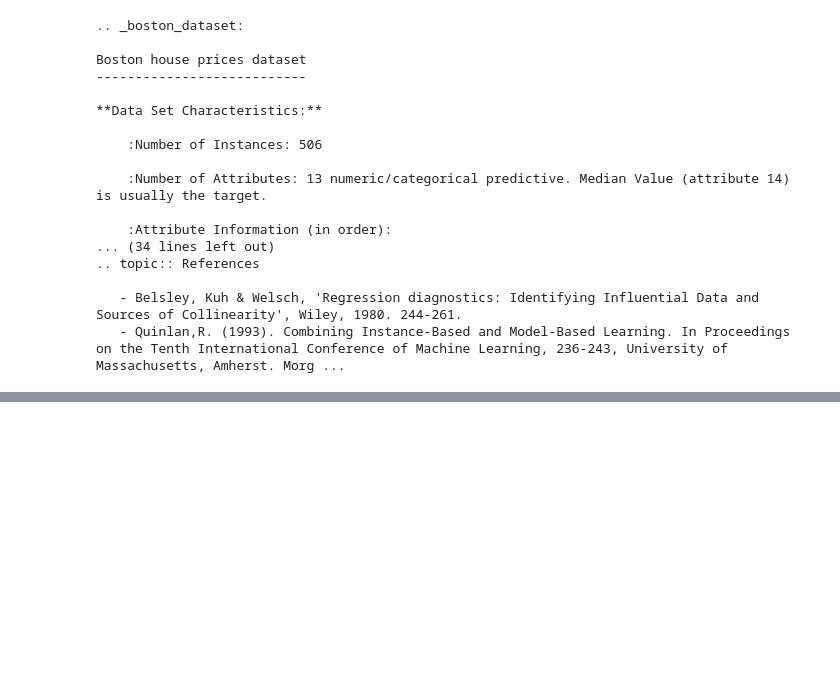
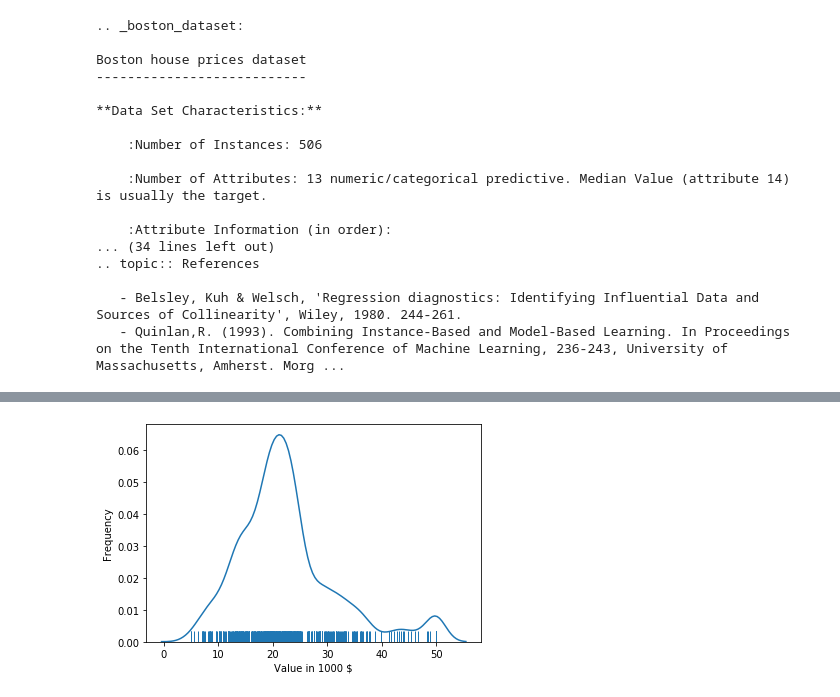
Before and after one commit to sherbold/intro-to-data-science, a Jupyter notebook: content/03_Data-Exploration.ipynb, the cells around one changed output, grey strips where cells are left out. Cells and saved outputs as stored; diff of their text form; code cells hidden in the pictures; blank space fills up the shorter version.

```diff
--- a/content/03_Data-Exploration.ipynb
+++ b/content/03_Data-Exploration.ipynb
@@ -314,0 +341,8 @@ The histogram visualizes how much data is in each region of the data. For this,
+# %%
+plt.figure()
+sns.distplot(boston.target, hist=False, rug=True)
+plt.xlabel('Value in 1000 $')
+plt.ylabel('Frequency')
+plt.show()
+# %% [output]
+[figure, added]
```
Also changed, not shown: parts of 6 cells of this notebook, 5 other files.
